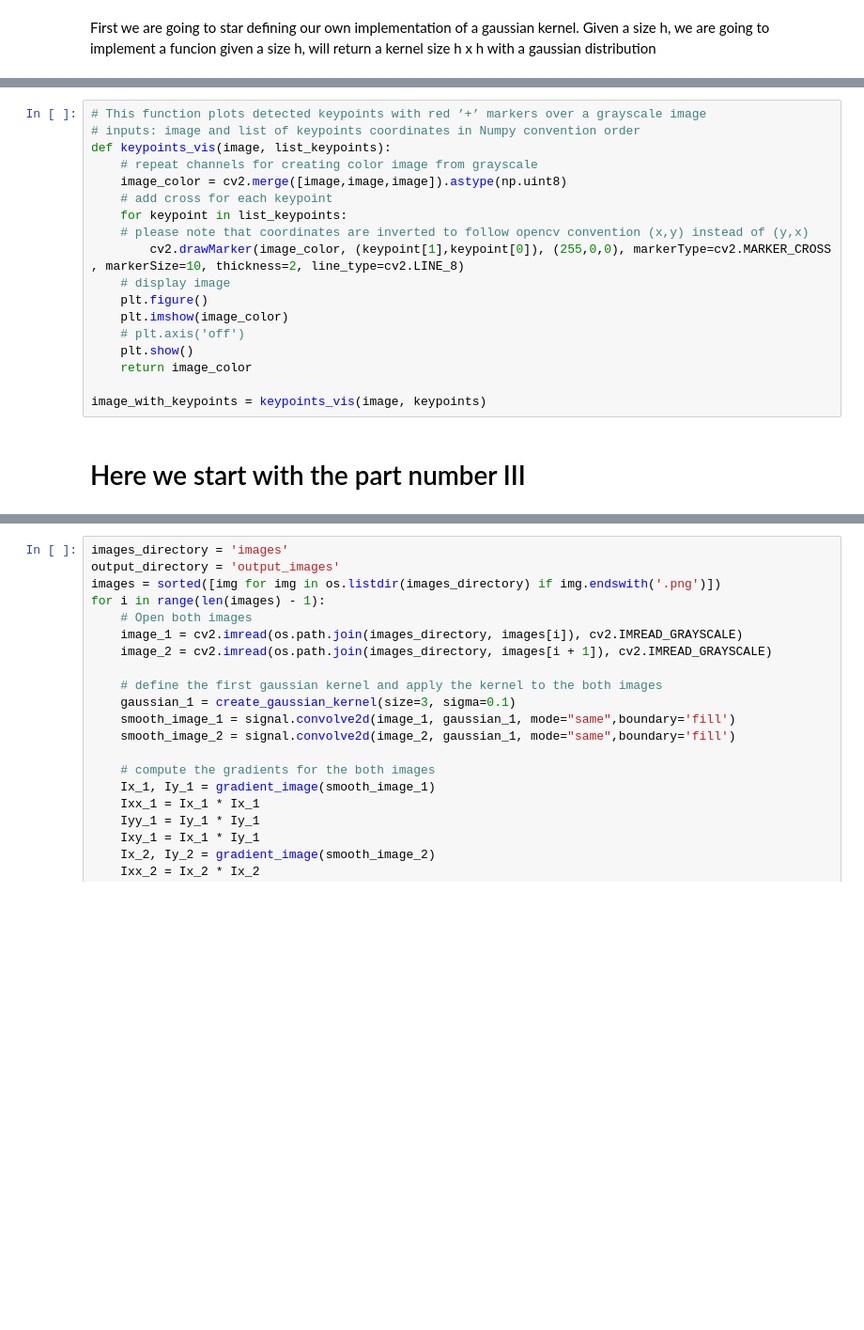
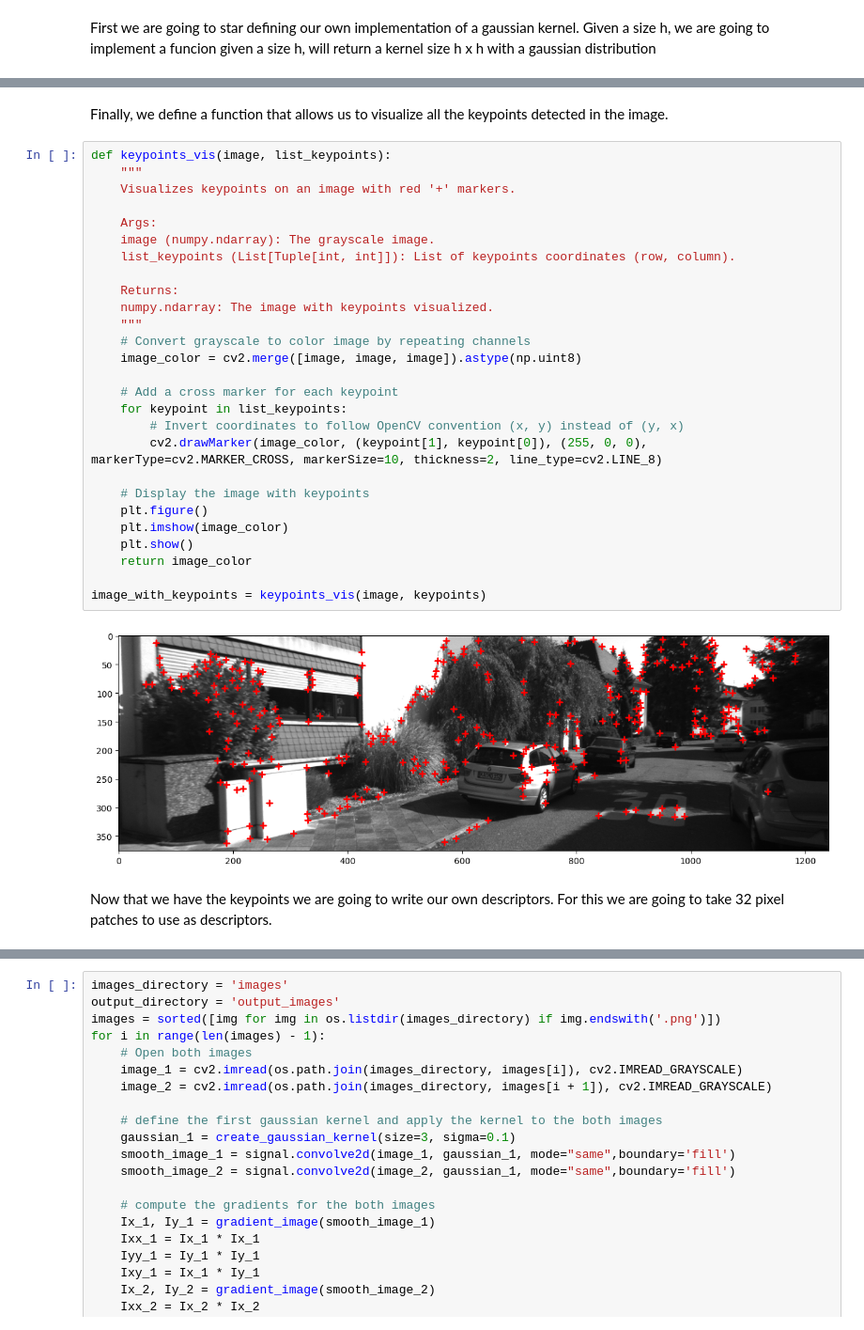
Before and after one commit to pabloagustinpace/public-projects, a Jupyter notebook: computer vision/corner detection and tracking/main.ipynb, the cells around one changed output, grey strips where cells are left out. Shown at 94% size. Drawn from its saved outputs; the diff is of its cells as text; blank space fills up the shorter version.

```diff
--- a/computer vision/corner detection and tracking/main.ipynb
+++ b/computer vision/corner detection and tracking/main.ipynb
@@ -93,21 +171,34 @@ print(len(keypoints))
+# %% [markdown]
+Finally, we define a function that allows us to visualize all the keypoints detected in the image.
 # %%
-# This function plots detected keypoints with red ’+’ markers over a grayscale image
-# inputs: image and list of keypoints coordinates in Numpy convention order
 def keypoints_vis(image, list_keypoints):
-    # repeat channels for creating color image from grayscale
-    image_color = cv2.merge([image,image,image]).astype(np.uint8)
-    # add cross for each keypoint
+    """
+    Visualizes keypoints on an image with red '+' markers.
+
+    Args:
+    image (numpy.ndarray): The grayscale image.
+    list_keypoints (List[Tuple[int, int]]): List of keypoints coordinates (row, column).
+
+    Returns:
+    numpy.ndarray: The image with keypoints visualized.
+    """
+    # Convert grayscale to color image by repeating channels
+    image_color = cv2.merge([image, image, image]).astype(np.uint8)
+
+    # Add a cross marker for each keypoint
     for keypoint in list_keypoints:
-    # please note that coordinates are inverted to follow opencv convention (x,y) instead of (y,x)
-        cv2.drawMarker(image_color, (keypoint[1],keypoint[0]), (255,0,0), markerType=cv2.MARKER_CROSS , markerSize=10, thickness=2, line_type=cv2.LINE_8)
-    # display image
+        # Invert coordinates to follow OpenCV convention (x, y) instead of (y, x)
+        cv2.drawMarker(image_color, (keypoint[1], keypoint[0]), (255, 0, 0), markerType=cv2.MARKER_CROSS, markerSize=10, thickness=2, line_type=cv2.LINE_8)
+
+    # Display the image with keypoints
     plt.figure()
     plt.imshow(image_color)
-    # plt.axis('off')
     plt.show()
     return image_color
 
 image_with_keypoints = keypoints_vis(image, keypoints)
+# %% [output]
+[figure, added]
-# %% [markdown]
-# Here we start with the part number III
+# %% [markdown]
+Now that we have the keypoints we are going to write our own descriptors. For this we are going to take 32 pixel patches to use as descriptors.
 # %%
```
Also changed, not shown: parts of 26 cells of this notebook, 1 other file.
